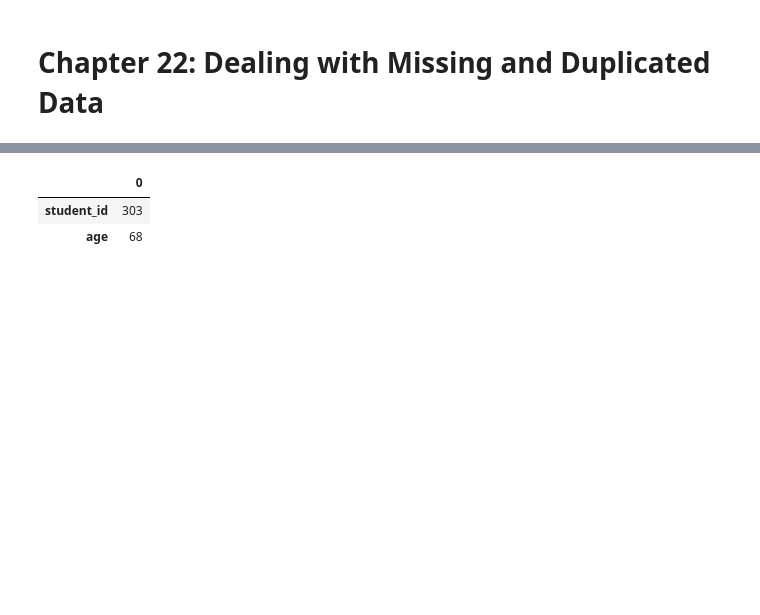
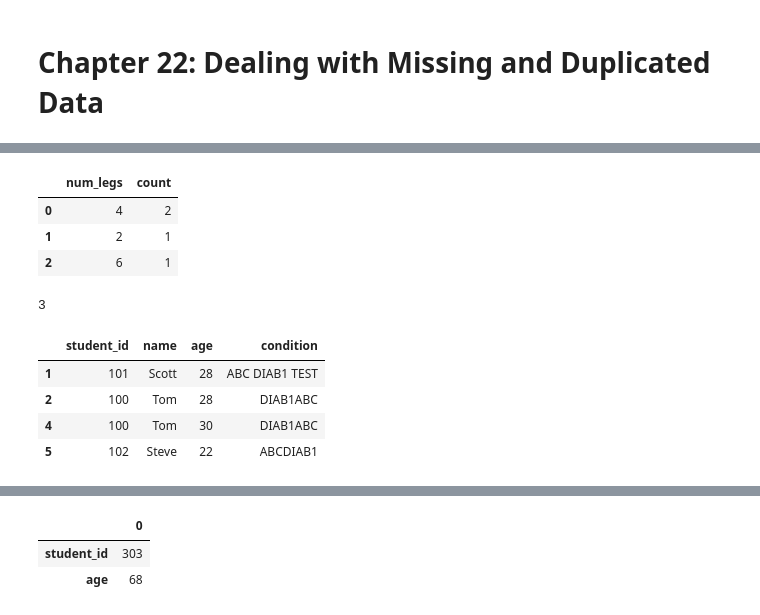
Before and after one commit to stevechengnyc/effective-pandas, a Jupyter notebook: 22-dealing-with-missing-and-duplicated-data.ipynb, the cells around one changed output, grey strips where cells are left out. Saved outputs shown, nothing was run; the diff lists cells and outputs as text; code cells hidden in the pictures; blank space fills up the shorter version.

```diff
--- a/22-dealing-with-missing-and-duplicated-data.ipynb
+++ b/22-dealing-with-missing-and-duplicated-data.ipynb
@@ -17,0 +116,19 @@ df
+# %%
+df.value_counts('num_legs').reset_index()
+# %% [output]
+|  | num_legs | count |
+| 0 | 4 | 2 |
+| 1 | 2 | 1 |
+| 2 | 6 | 1 |
+# %%
+df[df['age']>=20]['name'].drop_duplicates().shape[0]
+# %% [output]
+3
+# %%
+df[df['age']>=20]
+# %% [output]
+|  | student_id | name | age | condition |
+| 1 | 101 | Scott | 28 | ABC DIAB1 TEST |
+| 2 | 100 | Tom | 28 | DIAB1ABC |
+| 4 | 100 | Tom | 30 | DIAB1ABC |
+| 5 | 102 | Steve | 22 | ABCDIAB1 |
```
Also changed, not shown: parts of 16 cells of this notebook.
